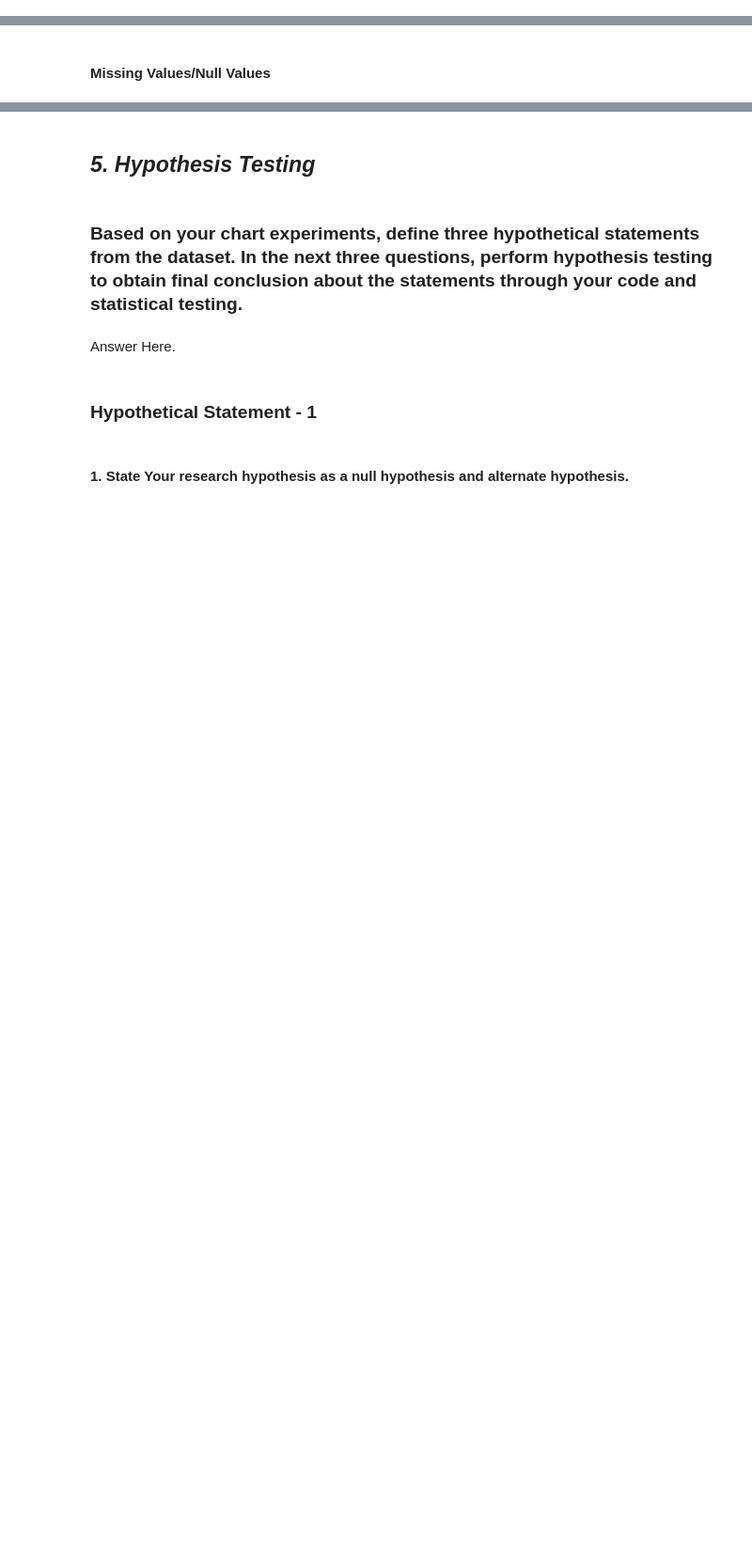
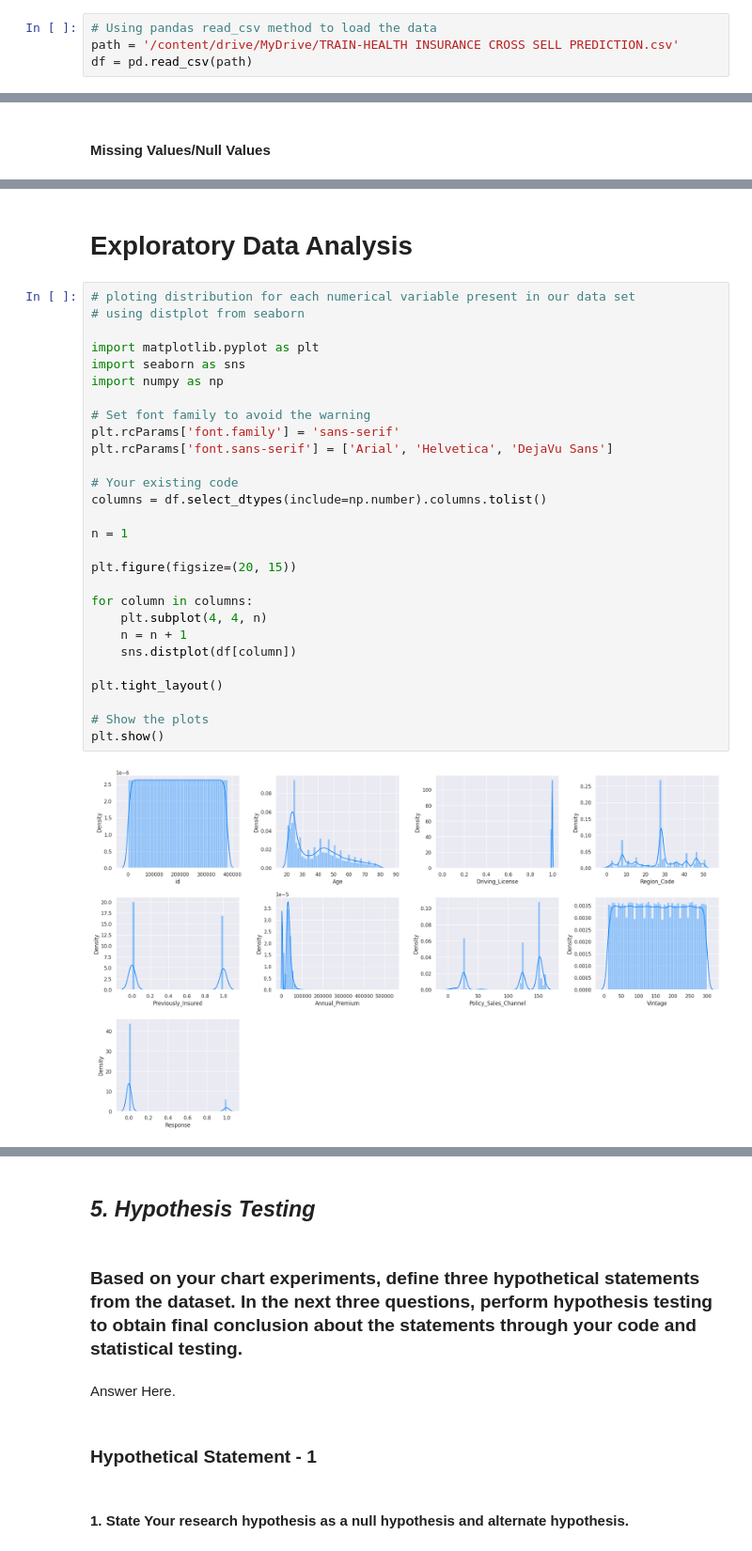
Before and after one commit to k9-Ashish/Health_Insurance_Cross_Sell_Prediction_Capstone_Project, a Jupyter notebook: Health_Insurance_Cross_Sell_Prediction_Capstone_Project.ipynb, the cells around one changed output, grey strips where cells are left out. Shown at 94% size. Drawn from its saved outputs; the diff is of its cells as text; blank space fills up the shorter version.

```diff
--- a/Health_Insurance_Cross_Sell_Prediction_Capstone_Project.ipynb
+++ b/Health_Insurance_Cross_Sell_Prediction_Capstone_Project.ipynb
@@ -99,2 +178,6 @@ M - Multivariate Analysis
+# %%
+# Using pandas read_csv method to load the data
+path = '/content/drive/MyDrive/TRAIN-HEALTH INSURANCE CROSS SELL PREDICTION.csv'
+df = pd.read_csv(path)
 # %% [markdown]
 ### Dataset Rows & Columns count
@@ -391,0 +418,32 @@ Answer Here
+# %% [markdown]
+# Exploratory Data Analysis
+# %%
+# ploting distribution for each numerical variable present in our data set
+# using distplot from seaborn
+
+import matplotlib.pyplot as plt
+import seaborn as sns
+import numpy as np
+
+# Set font family to avoid the warning
+plt.rcParams['font.family'] = 'sans-serif'
+plt.rcParams['font.sans-serif'] = ['Arial', 'Helvetica', 'DejaVu Sans']
+
+# Your existing code
+columns = df.select_dtypes(include=np.number).columns.tolist()
+
+n = 1
+
+plt.figure(figsize=(20, 15))
+
+for column in columns:
+    plt.subplot(4, 4, n)
+    n = n + 1
+    sns.distplot(df[column])
+
+plt.tight_layout()
+
+# Show the plots
+plt.show()
+# %% [output]
+[figure, added]
```
Also changed, not shown: parts of 400 cells of this notebook.
